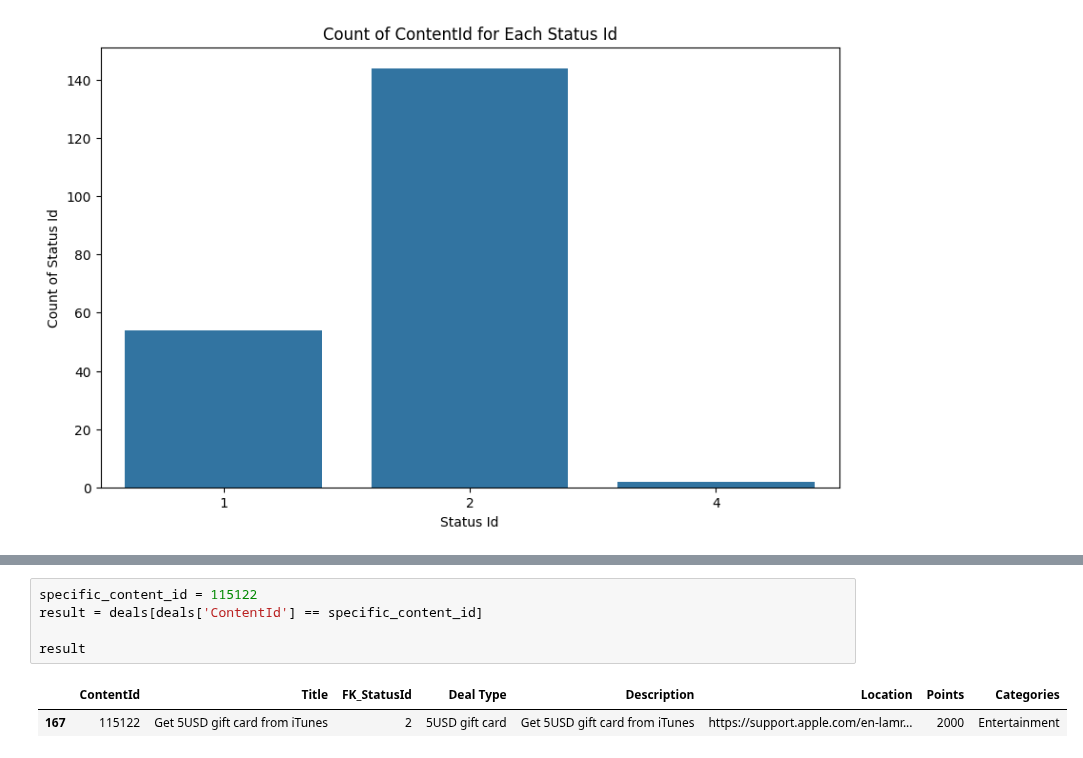
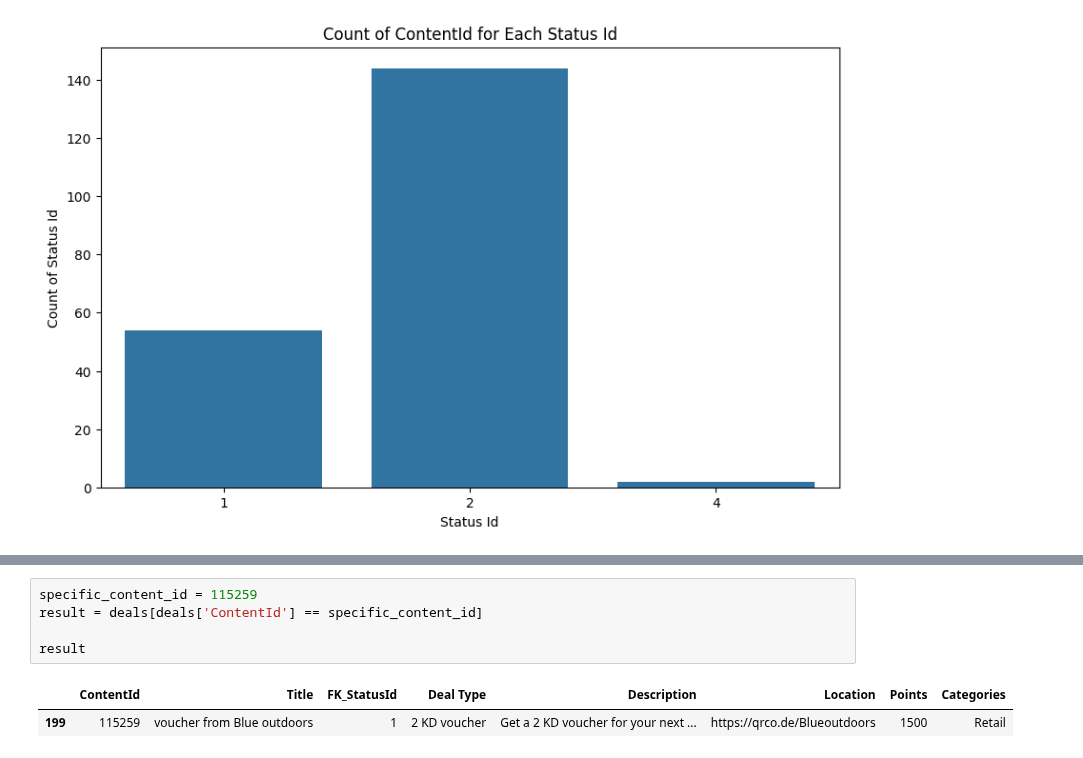
Before and after one commit to DboukAli98/KFHXRelatedAi, a Jupyter notebook: NoteBooks/Data Exploration/Deals_Data_Exploration.ipynb, the cells around one changed output, grey strips where cells are left out. Saved outputs shown, nothing was run; the diff lists cells and outputs as text.

```diff
--- a/NoteBooks/Data Exploration/Deals_Data_Exploration.ipynb
+++ b/NoteBooks/Data Exploration/Deals_Data_Exploration.ipynb
@@ -66,10 +66,10 @@ on_demand_deals
 | 187 | 115211 | from Zain | 1 | Zain Gift Card | Get a 5 KD Zain Gift Card to be u... | NaN | 5000 | On-demand |
 | 188 | 115213 | from STC | 1 | STC Gift Card | Get a 5 KD STC Gift Card to be us... | NaN | 5000 | On-demand |
 # %%
-specific_content_id = 115122
+specific_content_id = 115259
 result = deals[deals['ContentId'] == specific_content_id]
 
 result
 # %% [output]
 |  | ContentId | Title | FK_StatusId | Deal Type | Description | Location | Points | Categories |
-| 167 | 115122 | Get 5USD gift card from iTunes | 2 | 5USD gift card | Get 5USD gift card from iTunes | https://support.apple.com/en-lamr... | 2000 | Entertainment |
+| 199 | 115259 | voucher from Blue outdoors | 1 | 2 KD voucher | Get a 2 KD voucher for your next ... | https://qrco.de/Blueoutdoors | 1500 | Retail |
```
Also changed, not shown: 4 other files.
